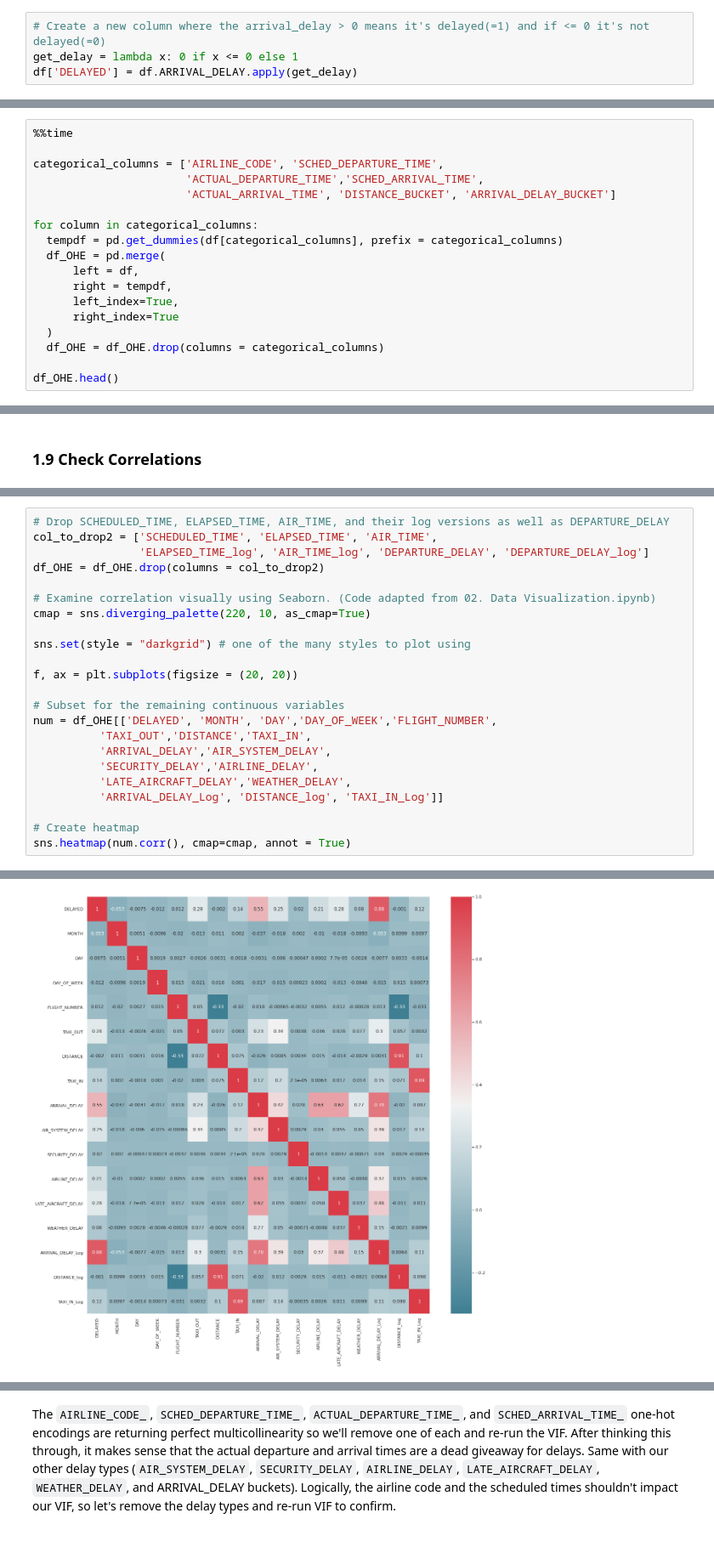
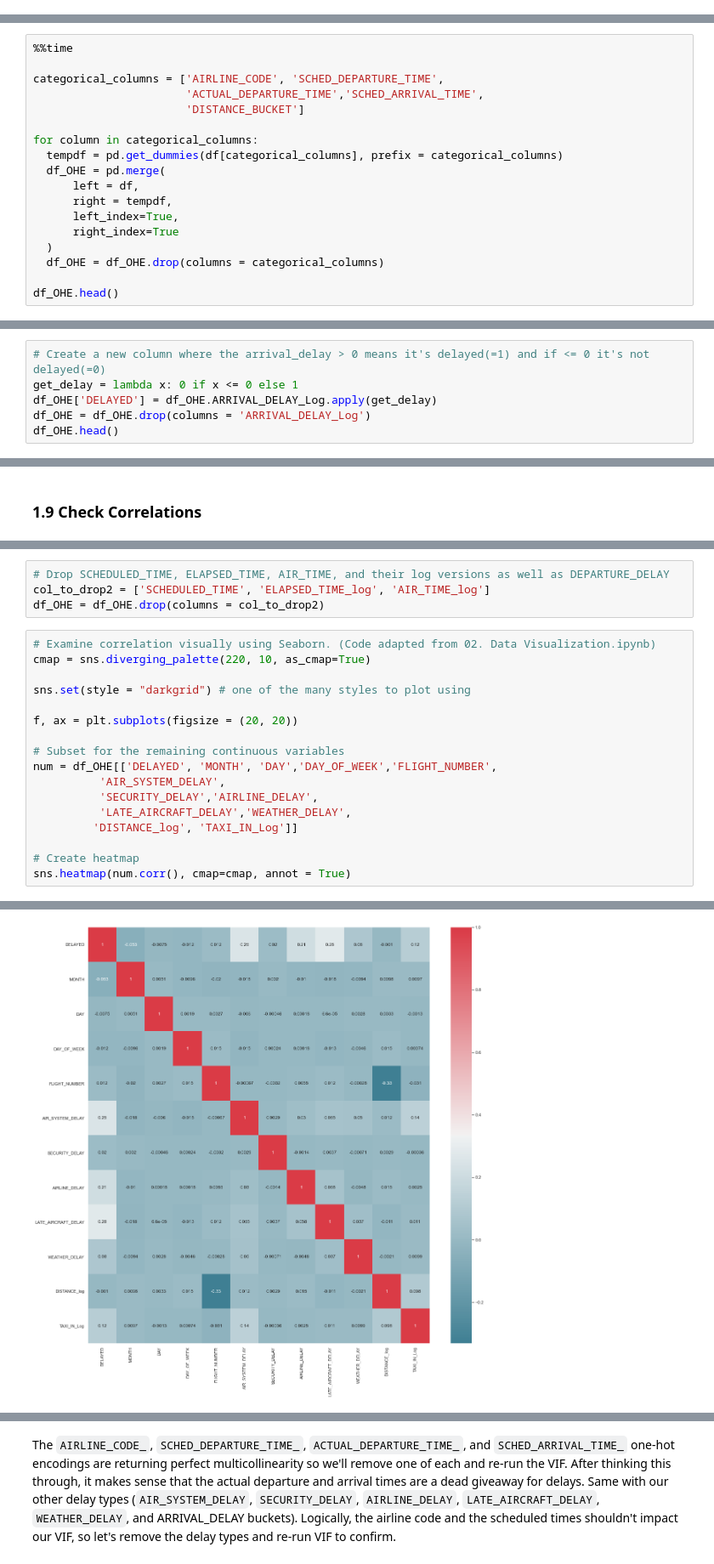
Before and after one commit to mattfarrow1/7331-machine-learning-1, a Jupyter notebook: Labs/MiniProject_Group4.ipynb, the cells around one changed output, grey strips where cells are left out. Shown at 85% size. Saved outputs shown, nothing was run; the diff lists cells and outputs as text.

```diff
--- a/Labs/MiniProject_Group4.ipynb
+++ b/Labs/MiniProject_Group4.ipynb
@@ -269,5 +237 @@ df['SCHEDULED_TIME'] = pd.to_numeric(df['SCHEDULED_TIME'])
-# %%
-# Create a new column where the arrival_delay > 0 means it's delayed(=1) and if <= 0 it's not delayed(=0)
-get_delay = lambda x: 0 if x <= 0 else 1
-df['DELAYED'] = df.ARRIVAL_DELAY.apply(get_delay)
 # %% [markdown]
@@ -400,7 +364,7 @@ For the remaining categorical variables, we can one-hot encode as the number of
 
 categorical_columns = ['AIRLINE_CODE', 'SCHED_DEPARTURE_TIME',
                        'ACTUAL_DEPARTURE_TIME','SCHED_ARRIVAL_TIME',
-                       'ACTUAL_ARRIVAL_TIME', 'DISTANCE_BUCKET', 'ARRIVAL_DELAY_BUCKET']
+                       'DISTANCE_BUCKET']
 
 for column in categorical_columns:
   tempdf = pd.get_dummies(df[categorical_columns], prefix = categorical_columns)
@@ -445,0 +411,6 @@ memory usage: 1.6 GB
+# %%
+# Create a new column where the arrival_delay > 0 means it's delayed(=1) and if <= 0 it's not delayed(=0)
+get_delay = lambda x: 0 if x <= 0 else 1
+df_OHE['DELAYED'] = df_OHE.ARRIVAL_DELAY_Log.apply(get_delay)
+df_OHE = df_OHE.drop(columns = 'ARRIVAL_DELAY_Log')
+df_OHE.head()
@@ -477,9 +458,8 @@ Let's go through and remove one of each of these and re-run the corr plot.
+# %%
+# Drop SCHEDULED_TIME, ELAPSED_TIME, AIR_TIME, and their log versions as well as DEPARTURE_DELAY
+col_to_drop2 = ['SCHEDULED_TIME', 'ELAPSED_TIME_log', 'AIR_TIME_log']
+df_OHE = df_OHE.drop(columns = col_to_drop2)
 # %%
-# Drop SCHEDULED_TIME, ELAPSED_TIME, AIR_TIME, and their log versions as well as DEPARTURE_DELAY
-col_to_drop2 = ['SCHEDULED_TIME', 'ELAPSED_TIME', 'AIR_TIME',
-                'ELAPSED_TIME_log', 'AIR_TIME_log', 'DEPARTURE_DELAY', 'DEPARTURE_DELAY_log']
-df_OHE = df_OHE.drop(columns = col_to_drop2)
-
 # Examine correlation visually using Seaborn. (Code adapted from 02. Data Visualization.ipynb)
 cmap = sns.diverging_palette(220, 10, as_cmap=True)
 
@@ -489,11 +469,10 @@ f, ax = plt.subplots(figsize = (20, 20))
 
 # Subset for the remaining continuous variables
 num = df_OHE[['DELAYED', 'MONTH', 'DAY','DAY_OF_WEEK','FLIGHT_NUMBER',
-          'TAXI_OUT','DISTANCE','TAXI_IN',
-          'ARRIVAL_DELAY','AIR_SYSTEM_DELAY',
+          'AIR_SYSTEM_DELAY',
           'SECURITY_DELAY','AIRLINE_DELAY',
           'LATE_AIRCRAFT_DELAY','WEATHER_DELAY',
-          'ARRIVAL_DELAY_Log', 'DISTANCE_log', 'TAXI_IN_Log']]
+         'DISTANCE_log', 'TAXI_IN_Log']]
 
 # Create heatmap
 sns.heatmap(num.corr(), cmap=cmap, annot = True)
@@ -502 +481 @@ sns.heatmap(num.corr(), cmap=cmap, annot = True)
-[figure, old version]
+[figure, new version]
```
Also changed, not shown: parts of 48 cells of this notebook.
